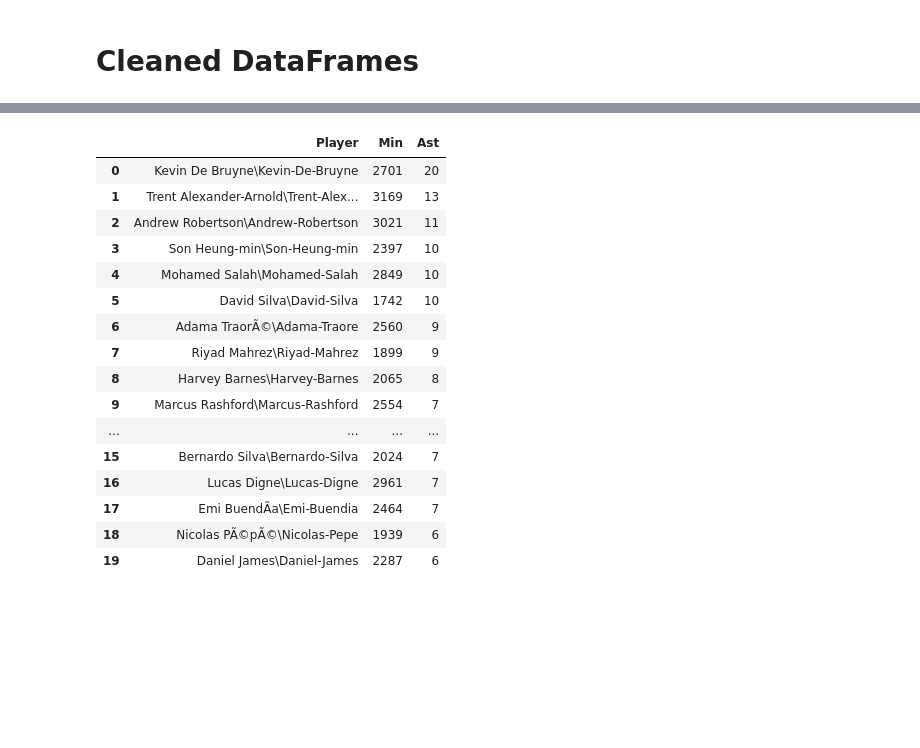
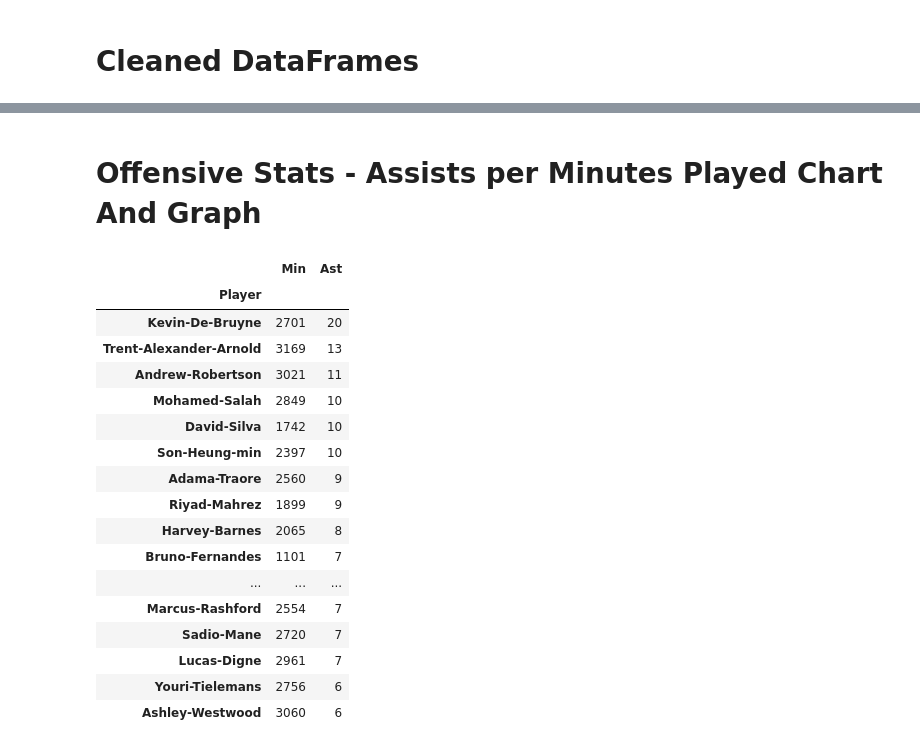
Before and after one commit to onenaghi/Web-Design-Challenge, a Jupyter notebook: WebData.ipynb, the cells around one changed output, grey strips where cells are left out. Drawn from its saved outputs; the diff is of its cells as text; code cells hidden in the pictures; blank space fills up the shorter version.

```diff
--- a/WebData.ipynb
+++ b/WebData.ipynb
@@ -31,6 +31,14 @@ EPL_df
 # Load EPL Player CSV Files
 EPL_Players_df = pd.read_csv("Resources/EPL_Players.csv", encoding="ISO-8859-1")
 
+# Fix Names
+EPL_Players_df.dropna(inplace = True)
+EPL_PlayersFix_df = EPL_Players_df['Player'].str.split("\\", n=1, expand=True)
+
+EPL_PlayersFix_df = EPL_PlayersFix_df[1]
+
+EPL_Players_df['Player'] = EPL_PlayersFix_df
+
 # Display DataFrame
 EPL_Players_df
 # %% [output]
@@ -201,25 +287,27 @@ player_goals_df
+# %% [markdown]
+# Offensive Stats - Assists per Minutes Played Chart And Graph
 # %%
 # Create a new DateFrame for EPL_Players_df
 player_ast_df = EPL_Players_df[["Player", "Min", "Ast"]]
 player_ast_df = player_ast_df.sort_values("Ast", ascending=False).head(20)
-player_ast_df = player_ast_df.reset_index(drop=True)
+player_ast_df = player_ast_df.set_index('Player')
 player_ast_df
-# Create a SCATTER Graph for MINUTES PLAYED VS ASSISTS (Top 20 Players by Asssits)
 # %% [output]
-|  | Player | Min | Ast |
-| 0 | Kevin De Bruyne\Kevin-De-Bruyne | 2701 | 20 |
-| 1 | Trent Alexander-Arnold\Trent-Alex... | 3169 | 13 |
-| 2 | Andrew Robertson\Andrew-Robertson | 3021 | 11 |
-| 3 | Son Heung-min\Son-Heung-min | 2397 | 10 |
-| 4 | Mohamed Salah\Mohamed-Salah | 2849 | 10 |
-| 5 | David Silva\David-Silva | 1742 | 10 |
-| 6 | Adama TraorÃ©\Adama-Traore | 2560 | 9 |
-| 7 | Riyad Mahrez\Riyad-Mahrez | 1899 | 9 |
-| 8 | Harvey Barnes\Harvey-Barnes | 2065 | 8 |
-| 9 | Marcus Rashford\Marcus-Rashford | 2554 | 7 |
-| ... | ... | ... | ... |
-| 15 | Bernardo Silva\Bernardo-Silva | 2024 | 7 |
-| 16 | Lucas Digne\Lucas-Digne | 2961 | 7 |
-| 17 | Emi BuendÃ­a\Emi-Buendia | 2464 | 7 |
-| 18 | Nicolas PÃ©pÃ©\Nicolas-Pepe | 1939 | 6 |
-| 19 | Daniel James\Daniel-James | 2287 | 6 |
+|  | Min | Ast |
+| Player |  |  |
+| Kevin-De-Bruyne | 2701 | 20 |
+| Trent-Alexander-Arnold | 3169 | 13 |
+| Andrew-Robertson | 3021 | 11 |
+| Mohamed-Salah | 2849 | 10 |
+| David-Silva | 1742 | 10 |
+| Son-Heung-min | 2397 | 10 |
+| Adama-Traore | 2560 | 9 |
+| Riyad-Mahrez | 1899 | 9 |
+| Harvey-Barnes | 2065 | 8 |
+| Bruno-Fernandes | 1101 | 7 |
+| ... | ... | ... |
+| Marcus-Rashford | 2554 | 7 |
+| Sadio-Mane | 2720 | 7 |
+| Lucas-Digne | 2961 | 7 |
+| Youri-Tielemans | 2756 | 6 |
+| Ashley-Westwood | 3060 | 6 |
```
Also changed, not shown: parts of 26 cells of this notebook, 9 other files.
